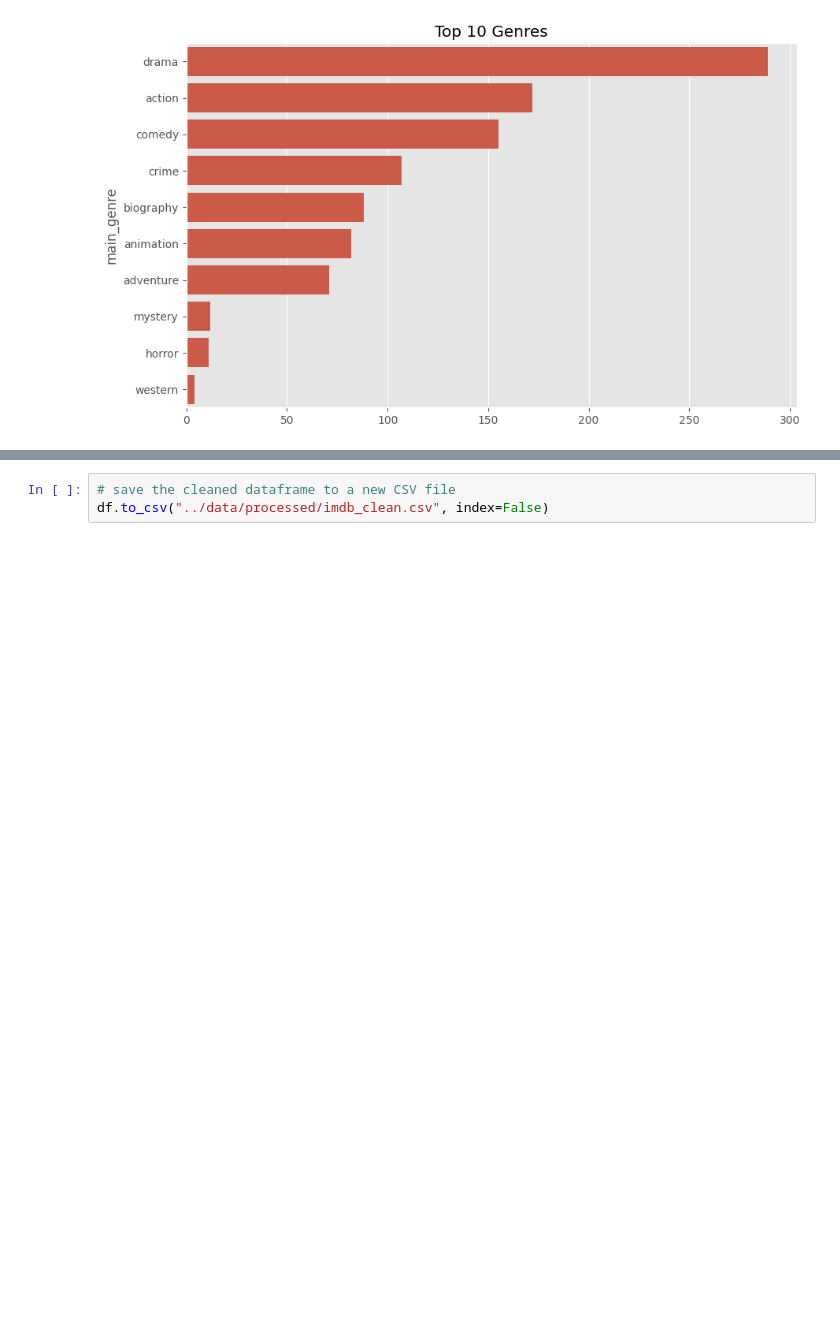
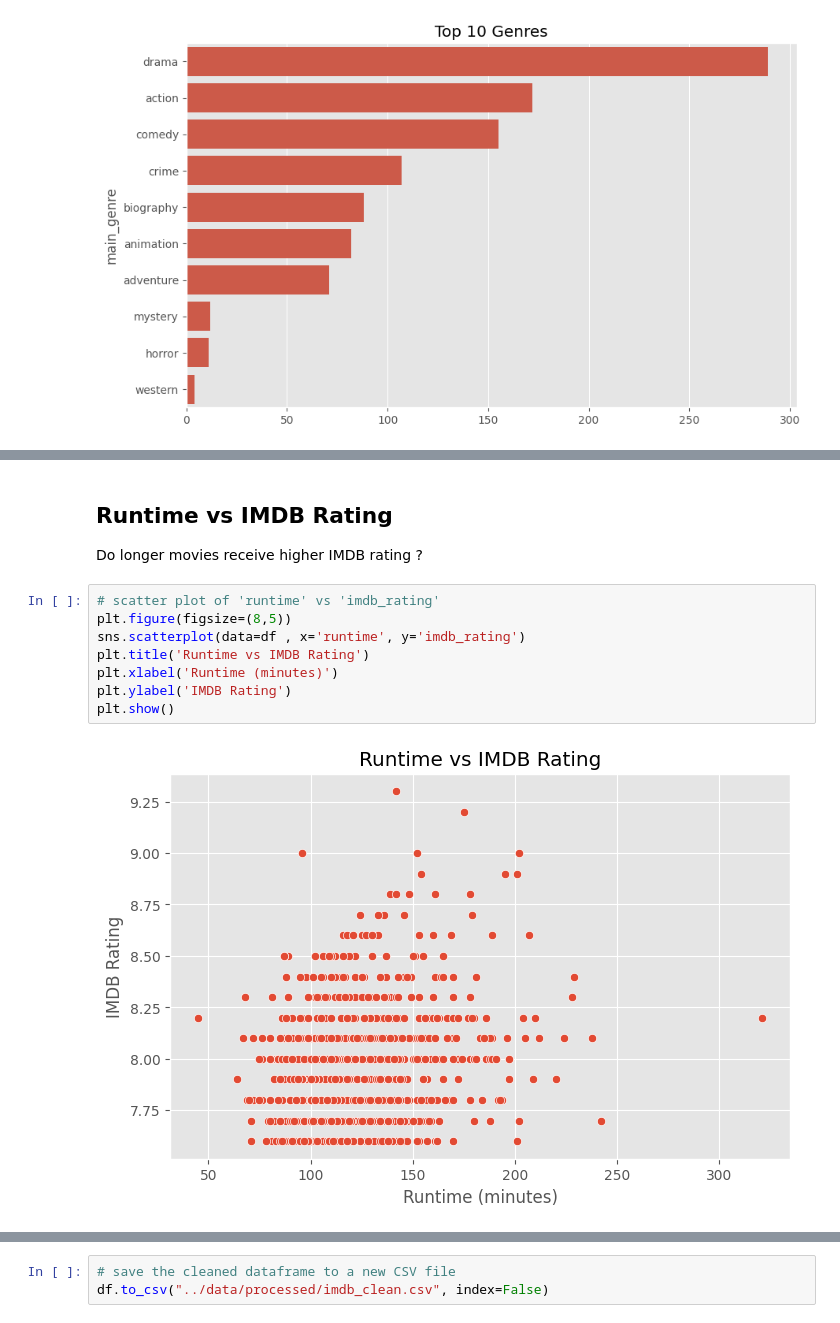
Before and after one commit to MahdiYaqobi/imdb-data-cleaning-project, a Jupyter notebook: notebooks/data-cleaning.ipynb, the cells around one changed output, grey strips where cells are left out. Saved outputs shown, nothing was run; the diff lists cells and outputs as text; blank space fills up the shorter version.

```diff
--- a/notebooks/data-cleaning.ipynb
+++ b/notebooks/data-cleaning.ipynb
@@ -260,0 +280,14 @@ Drama is by far the most common genre, appearing in 289 movies, followed by Acti
+# %% [markdown]
+## Runtime vs IMDB Rating
+
+Do longer movies receive higher IMDB rating ?
+# %%
+# scatter plot of 'runtime' vs 'imdb_rating'
+plt.figure(figsize=(8,5))
+sns.scatterplot(data=df , x='runtime', y='imdb_rating')
+plt.title('Runtime vs IMDB Rating')
+plt.xlabel('Runtime (minutes)')
+plt.ylabel('IMDB Rating')
+plt.show()
+# %% [output]
+[figure, added]
```
Also changed, not shown: parts of 12 cells of this notebook.
